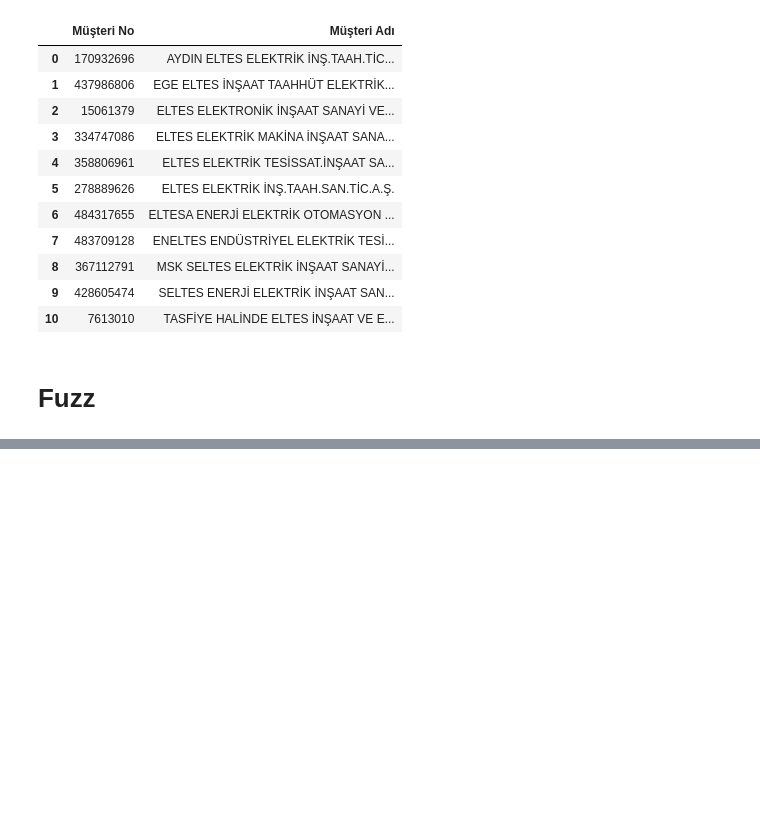
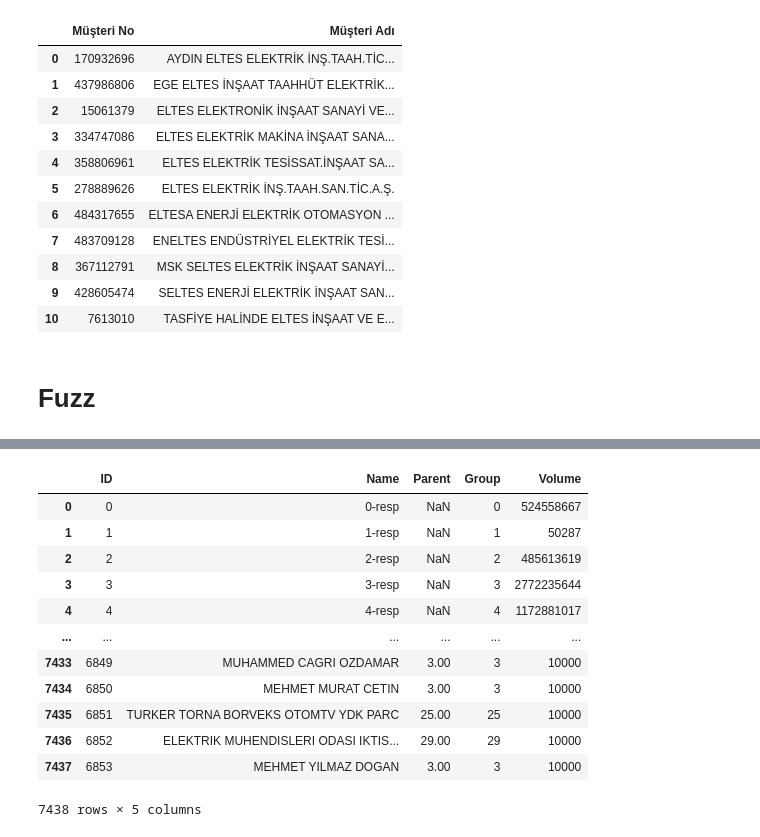
Before and after one commit to bkaanulgen/TCMB-Kur, a Jupyter notebook: Mizan.ipynb, the cells around one changed output, grey strips where cells are left out. Saved outputs shown, nothing was run; the diff lists cells and outputs as text; code cells hidden in the pictures; blank space fills up the shorter version.

```diff
--- a/Mizan.ipynb
+++ b/Mizan.ipynb
@@ -861,0 +915,4 @@ for k in [49]:
+# %%
+df = df_all_tuzel[['key', ifa, 'Tutar']].copy()
+df['key'] = df['key'].apply(lambda x: x.split('-orig')[0])
+df = df.loc[(df[ifa].notnull()) & (df[ifa] != '') & (df['Tutar'] >= 10_000)].reset_index(drop=True)
@@ -861,0 +933,38 @@ for k in [49]:
+# %%
+dk = df[['key', 'Tutar']].groupby('key').sum().reset_index()
+dk[ifa] = dk['key']
+dk['ID'] = dk['key'].apply(lambda x: int(x.split('-resp')[0]))
+dk['Parent'] = np.nan
+dk['Group'] = dk['ID']
+dk.columns = ['key', 'Volume', 'Name', 'ID', 'Parent', 'Group']
+dk = dk[['ID', 'Name', 'Parent', 'Group', 'Volume']]
+# %%
+di = df[[ifa, 'Tutar']].groupby(ifa).sum().reset_index().sort_values('Tutar', ascending=False).reset_index(drop=True)
+idmax = dk['ID'].max()
+di = di.reset_index()
+di['ID'] = di['index'] + idmax + 1
+di = di[[ifa, 'ID']]
+# %%
+da = df.copy()
+da = pd.merge(da, di, on=ifa, how='left')
+da['Parent'] = da['key'].apply(lambda x: int(x.split('-resp')[0]))
+da['Group'] = da['Parent']
+da.columns = ['key', 'Name', 'Volume', 'ID', 'Parent', 'Group']
+da = da[['ID', 'Name', 'Parent', 'Group', 'Volume']]
+# %%
+dx = pd.concat([dk, da], ignore_index=True)
+dx = dx.sort_values('ID').reset_index(drop=True)
+# %% [output]
+|  | ID | Name | Parent | Group | Volume |
+| 0 | 0 | 0-resp | NaN | 0 | 524558667 |
+| 1 | 1 | 1-resp | NaN | 1 | 50287 |
+| 2 | 2 | 2-resp | NaN | 2 | 485613619 |
+| 3 | 3 | 3-resp | NaN | 3 | 2772235644 |
+| 4 | 4 | 4-resp | NaN | 4 | 1172881017 |
+| ... | ... | ... | ... | ... | ... |
+| 7433 | 6849 | MUHAMMED CAGRI OZDAMAR | 3.00 | 3 | 10000 |
+| 7434 | 6850 | MEHMET MURAT CETIN | 3.00 | 3 | 10000 |
+| 7435 | 6851 | TURKER TORNA BORVEKS OTOMTV YDK PARC | 25.00 | 25 | 10000 |
+| 7436 | 6852 | ELEKTRIK MUHENDISLERI ODASI IKTIS... | 29.00 | 29 | 10000 |
+| 7437 | 6853 | MEHMET YILMAZ DOGAN | 3.00 | 3 | 10000 |
+7438 rows × 5 columns
```
Also changed, not shown: parts of 12 cells of this notebook, 12 other files.
